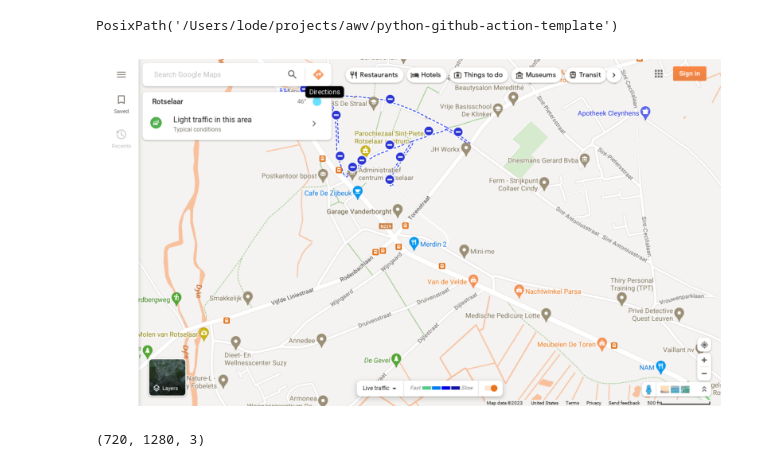
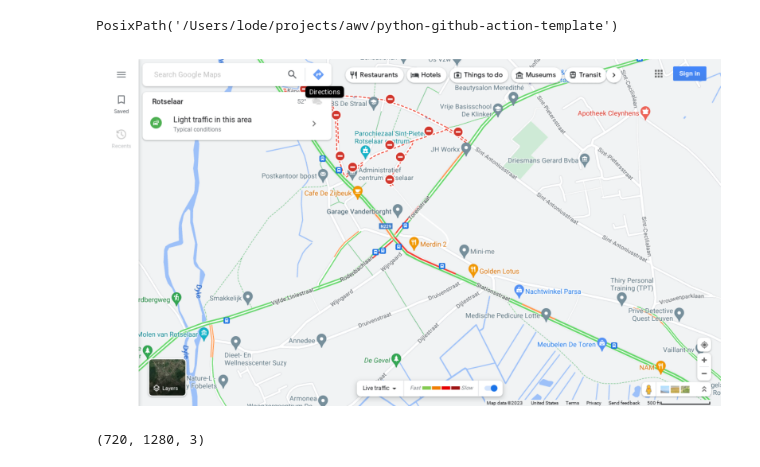
Before and after one commit to datarootsio/filedrukte_Craeybeckxlaan, a Jupyter notebook: calc_length.ipynb, the cells around one changed output. Saved outputs shown, nothing was run; the diff lists cells and outputs as text; code cells hidden in the pictures.

```diff
--- a/calc_length.ipynb
+++ b/calc_length.ipynb
@@ -16,15 +16,15 @@ imb = cv2.imread(base_image.as_posix(), cv2.IMREAD_ANYCOLOR | cv2.IMREAD_ANYDEPT
 # %%
-URL_TEST_IMAGE = "shots/rotselaar_20230516-164401.png"
+URL_TEST_IMAGE = "shots/rotselaar_20230515-173440.png"
 test_image = Path(URL_TEST_IMAGE)
 assert test_image.exists()
 # %%
-im = cv2.imread(test_image.as_posix(), cv2.IMREAD_ANYCOLOR | cv2.IMREAD_ANYDEPTH)
+im = cv2.cvtColor(cv2.imread(test_image.as_posix()), cv2.COLOR_BGR2RGB)
 # %%
 fig, ax = plt.subplots(figsize=(10, 10))
 ax.set_axis_off()
-plt.imshow(imb);
+plt.imshow(im);
 # %% [output]
-[figure, old version]
+[figure, new version]
 # %%
 # diff = cv2.subtract(imb, im)
 diff = cv2.absdiff(imb, im)
```
Also changed, not shown: parts of 10 cells of this notebook, 1 other file.
